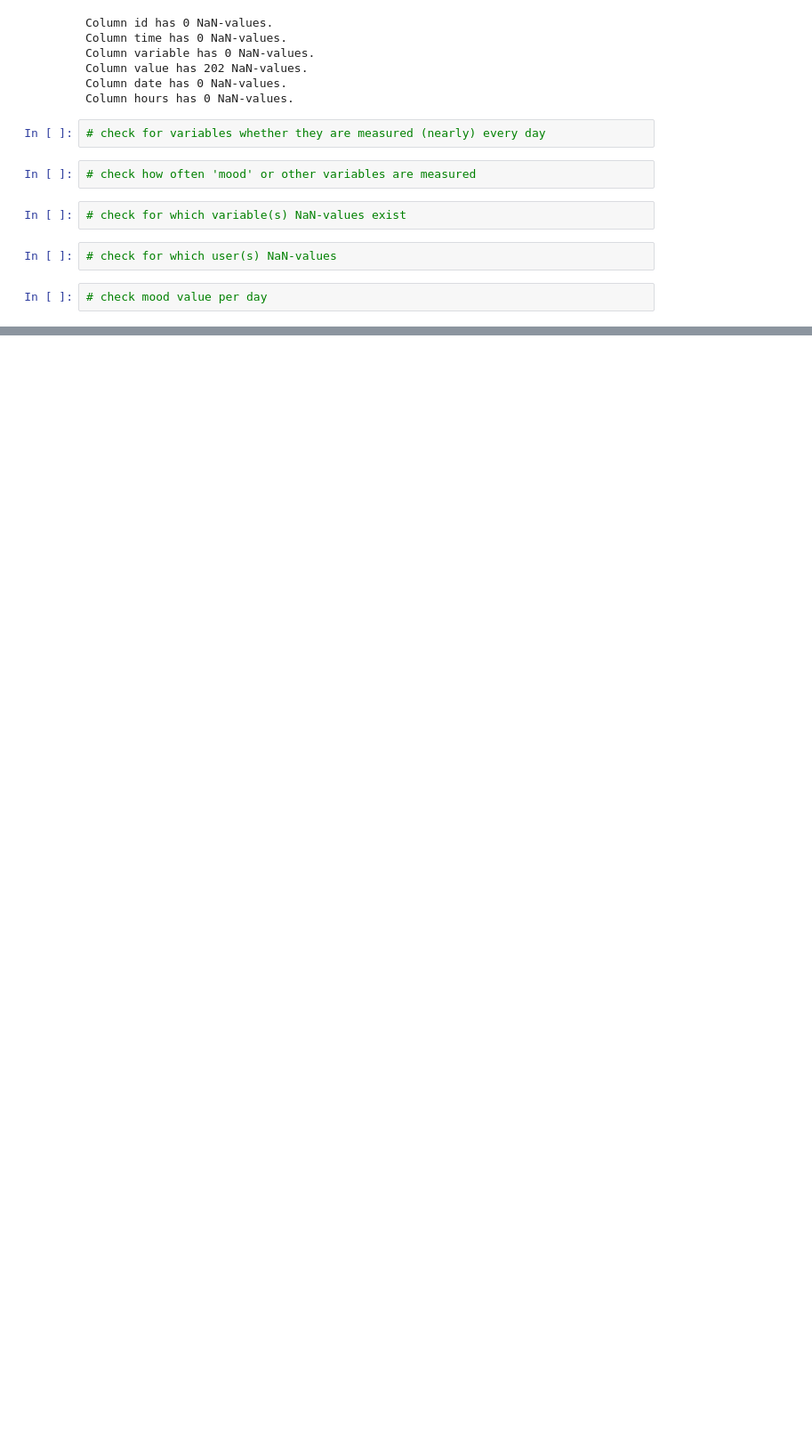
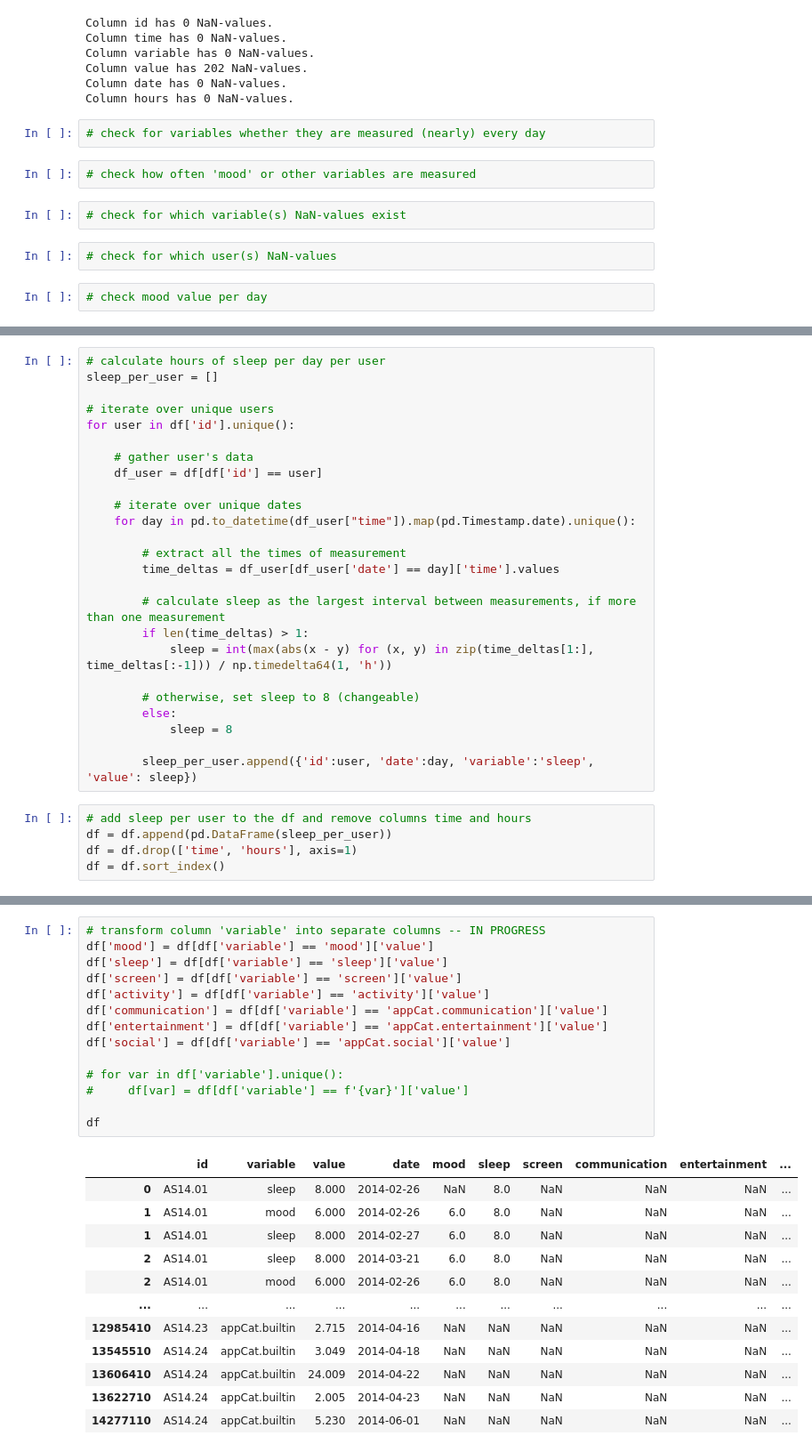
Before and after one commit to koetjboe/DMT85, a Jupyter notebook: DMT85_assignment1.ipynb, the cells around one changed output, grey strips where cells are left out. Shown at 89% size. Cells and saved outputs as stored; diff of their text form; blank space fills up the shorter version.

```diff
--- a/DMT85_assignment1.ipynb
+++ b/DMT85_assignment1.ipynb
@@ -161,0 +190,30 @@ Column hours has 0 NaN-values.
+# %%
+# calculate hours of sleep per day per user
+sleep_per_user = []
+
+# iterate over unique users
+for user in df['id'].unique():
+
+    # gather user's data
+    df_user = df[df['id'] == user]
+
+    # iterate over unique dates
+    for day in pd.to_datetime(df_user["time"]).map(pd.Timestamp.date).unique():
+
+        # extract all the times of measurement
+        time_deltas = df_user[df_user['date'] == day]['time'].values
+
+        # calculate sleep as the largest interval between measurements, if more than one measurement
+        if len(time_deltas) > 1:
+            sleep = int(max(abs(x - y) for (x, y) in zip(time_deltas[1:], time_deltas[:-1])) / np.timedelta64(1, 'h'))
+
+        # otherwise, set sleep to 8 (changeable)
+        else:
+            sleep = 8
+
+        sleep_per_user.append({'id':user, 'date':day, 'variable':'sleep', 'value': sleep})
+# %%
+# add sleep per user to the df and remove columns time and hours
+df = df.append(pd.DataFrame(sleep_per_user))
+df = df.drop(['time', 'hours'], axis=1)
+df = df.sort_index()
@@ -161,0 +242,27 @@ Column hours has 0 NaN-values.
+# %%
+# transform column 'variable' into separate columns -- IN PROGRESS
+df['mood'] = df[df['variable'] == 'mood']['value']
+df['sleep'] = df[df['variable'] == 'sleep']['value']
+df['screen'] = df[df['variable'] == 'screen']['value']
+df['activity'] = df[df['variable'] == 'activity']['value']
+df['communication'] = df[df['variable'] == 'appCat.communication']['value']
+df['entertainment'] = df[df['variable'] == 'appCat.entertainment']['value']
+df['social'] = df[df['variable'] == 'appCat.social']['value']
+
+# for var in df['variable'].unique():
+#     df[var] = df[df['variable'] == f'{var}']['value']
+
+df
+# %% [output]
+|  | id | variable | value | date | mood | sleep | screen | communication | entertainment | ... |
+| 0 | AS14.01 | sleep | 8.000 | 2014-02-26 | NaN | 8.0 | NaN | NaN | NaN | ... |
+| 1 | AS14.01 | mood | 6.000 | 2014-02-26 | 6.0 | 8.0 | NaN | NaN | NaN | ... |
+| 1 | AS14.01 | sleep | 8.000 | 2014-02-27 | 6.0 | 8.0 | NaN | NaN | NaN | ... |
+| 2 | AS14.01 | sleep | 8.000 | 2014-03-21 | 6.0 | 8.0 | NaN | NaN | NaN | ... |
+| 2 | AS14.01 | mood | 6.000 | 2014-02-26 | 6.0 | 8.0 | NaN | NaN | NaN | ... |
+| ... | ... | ... | ... | ... | ... | ... | ... | ... | ... | ... |
+| 12985410 | AS14.23 | appCat.builtin | 2.715 | 2014-04-16 | NaN | NaN | NaN | NaN | NaN | ... |
+| 13545510 | AS14.24 | appCat.builtin | 3.049 | 2014-04-18 | NaN | NaN | NaN | NaN | NaN | ... |
+| 13606410 | AS14.24 | appCat.builtin | 24.009 | 2014-04-22 | NaN | NaN | NaN | NaN | NaN | ... |
+| 13622710 | AS14.24 | appCat.builtin | 2.005 | 2014-04-23 | NaN | NaN | NaN | NaN | NaN | ... |
+| 14277110 | AS14.24 | appCat.builtin | 5.230 | 2014-06-01 | NaN | NaN | NaN | NaN | NaN | ... |
```
Also changed, not shown: parts of 7 cells of this notebook.
